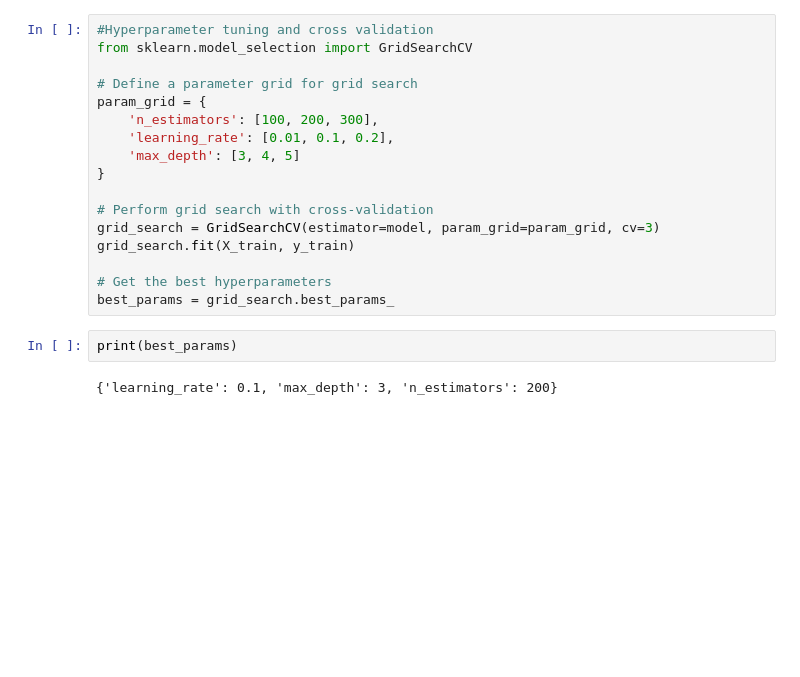
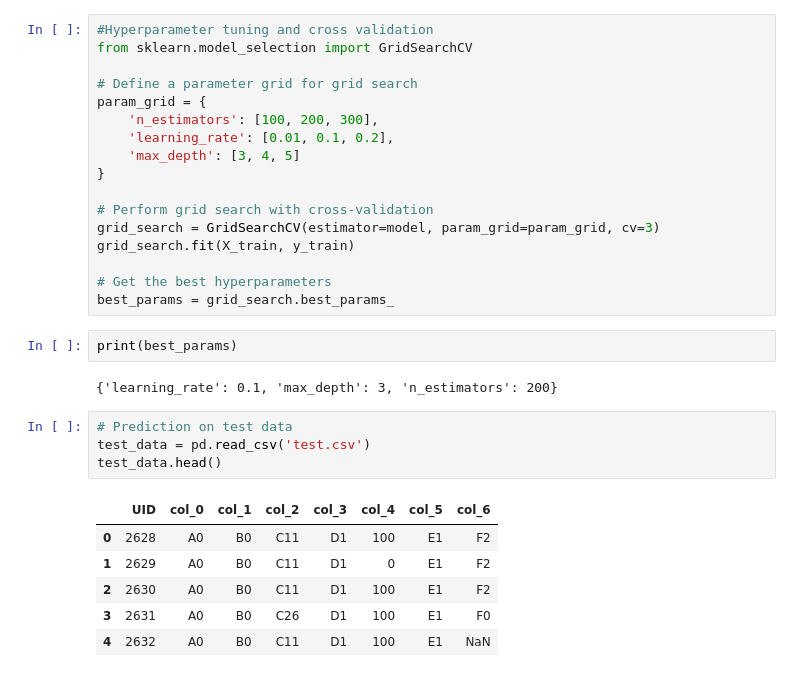
Before and after one commit to Mubassir1820/Kaggle_competition, a Jupyter notebook: Kaggle_comp.ipynb, the cells around one changed output. Saved outputs shown, nothing was run; the diff lists cells and outputs as text; blank space fills up the shorter version.

```diff
--- a/Kaggle_comp.ipynb
+++ b/Kaggle_comp.ipynb
@@ -362,3 +362,14 @@ best_params = grid_search.best_params_
 print(best_params)
 # %% [output]
 {'learning_rate': 0.1, 'max_depth': 3, 'n_estimators': 200}
+# %%
+# Prediction on test data
+test_data = pd.read_csv('test.csv')
+test_data.head()
+# %% [output]
+|  | UID | col_0 | col_1 | col_2 | col_3 | col_4 | col_5 | col_6 |
+| 0 | 2628 | A0 | B0 | C11 | D1 | 100 | E1 | F2 |
+| 1 | 2629 | A0 | B0 | C11 | D1 | 0 | E1 | F2 |
+| 2 | 2630 | A0 | B0 | C11 | D1 | 100 | E1 | F2 |
+| 3 | 2631 | A0 | B0 | C26 | D1 | 100 | E1 | F0 |
+| 4 | 2632 | A0 | B0 | C11 | D1 | 100 | E1 | NaN |
```
Also changed, not shown: parts of 19 cells of this notebook.
